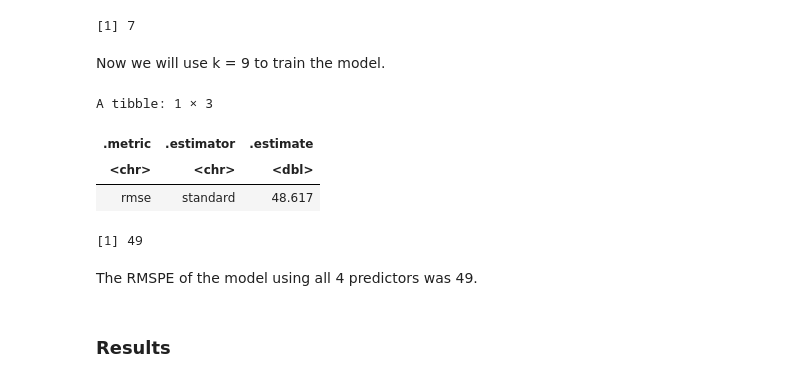
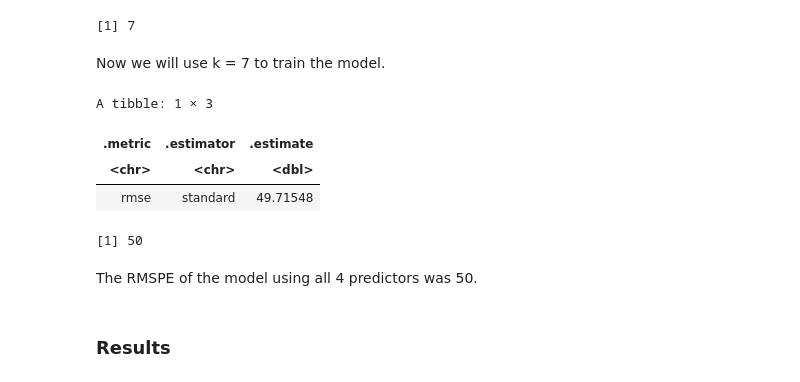
Before and after one commit to chaeyoonchang/dsci-100-group-007-33, a Jupyter notebook: report.ipynb, the cells around one changed output. Cells and saved outputs as stored; diff of their text form; code cells hidden in the pictures.

```diff
--- a/report.ipynb
+++ b/report.ipynb
@@ -747,11 +747,11 @@ head(result, n= 10)
 kmin_df <- result |>
     filter(mean == min(mean))
 
-kmin <- kmin_df |>
+kmin_f <- kmin_df |>
     pull(neighbors)
 
 kmin_df
-kmin
+kmin_f
 # %% [output]
 A tibble: 10 × 7
 | neighbors | .metric | .estimator | mean | n | std_err | .config |
@@ -772,41 +772,41 @@ A tibble: 1 × 7
 | 7 | rmse | standard | 43.85882 | 5 | 4.000817 | Preprocessor1_Model04 |
 [1] 7
 # %% [markdown]
-Now we will use k = 9 to train the model.
+Now we will use k = 7 to train the model.
 # %%
-tennis_data_specs_min <- nearest_neighbor(weight_func = "rectangular", neighbors = kmin) |>
+tennis_data_specs_min <- nearest_neighbor(weight_func = "rectangular", neighbors = kmin_f) |>
     set_engine("kknn") |>
     set_mode("regression")
 
 
 tennis_data_fit <- workflow() |>
     add_recipe(tennis_data_recipe) |>
     add_model(tennis_data_specs_min) |>
     fit(data = tennis_data_train)
 
 pred <- tennis_data_fit |>
     predict(tennis_data_test) |>
     bind_cols(tennis_data_test)
 
 
 summary <- pred |>
     metrics(truth = Best_Rank, estimate = .pred) |>
     filter(.metric == "rmse")
 
 all_rmspe <- summary |>
     pull(.estimate) |>
     round(digits = 0)
 
 summary
 all_rmspe
 # %% [output]
 A tibble: 1 × 3
 | .metric | .estimator | .estimate |
 | <chr> | <chr> | <dbl> |
-| rmse | standard | 48.617 |
+| rmse | standard | 49.71548 |
-[1] 49
+[1] 50
 # %% [markdown]
-The RMSPE of the model using all 4 predictors was 49.
+The RMSPE of the model using all 4 predictors was 50.
 # %% [markdown]
 ### Results
 # %%
```
Also changed, not shown: parts of 3 cells of this notebook.
